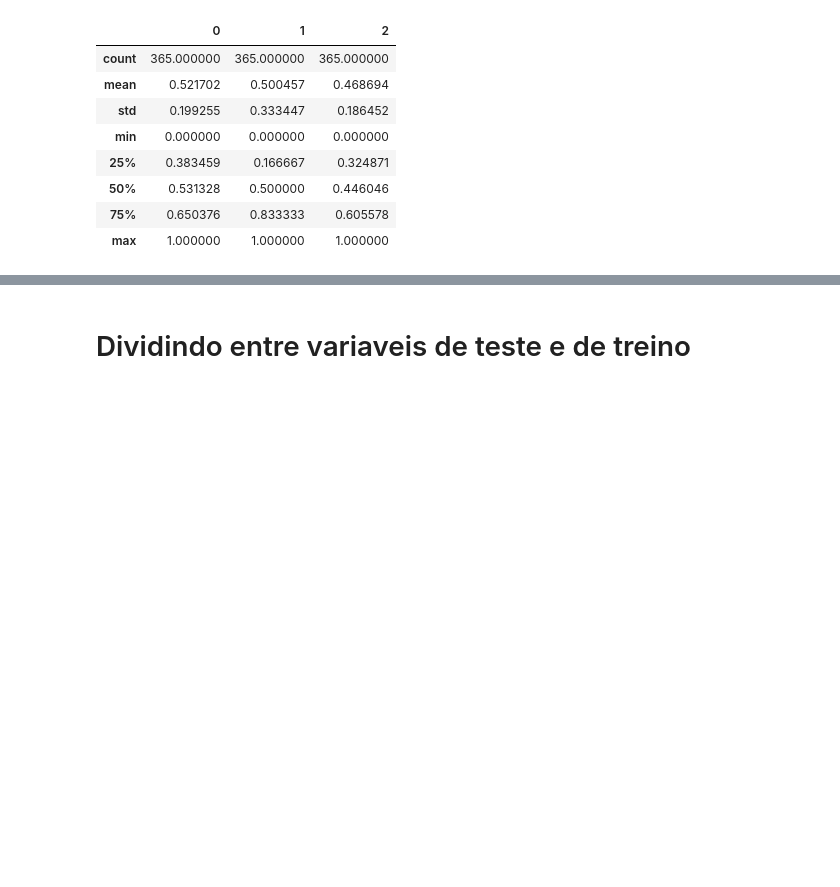
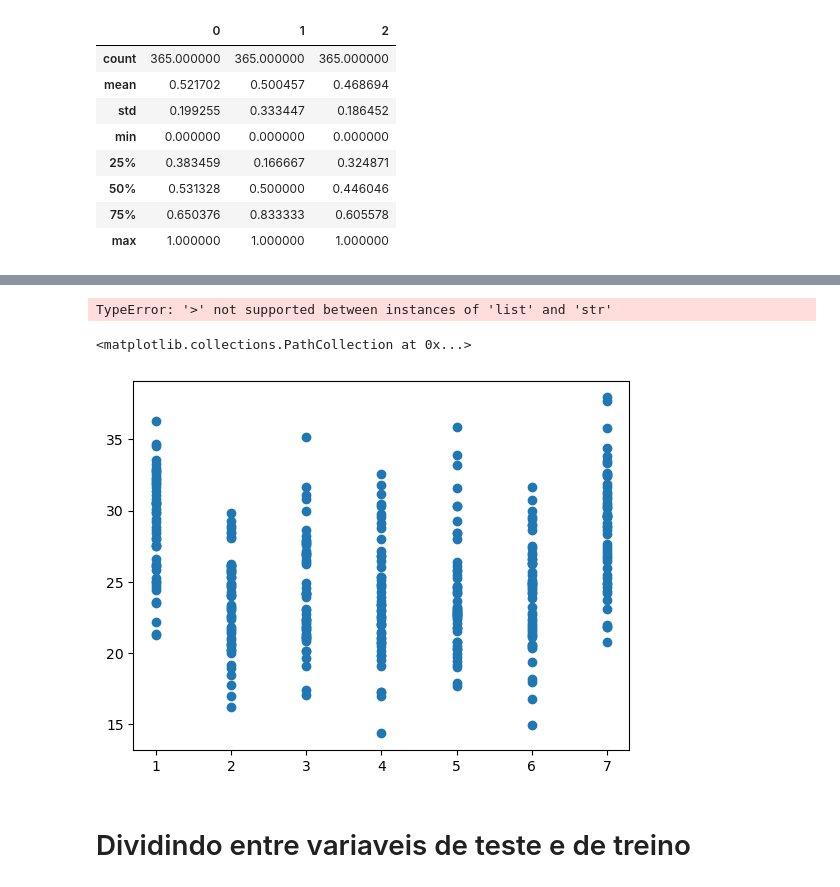
Before and after one commit to GuilhermeFusari/Primeira_Modelo_Preditivo, a Jupyter notebook: Primeiro modelo preditivo.ipynb, the cells around one changed output, grey strips where cells are left out. Drawn from its saved outputs; the diff is of its cells as text; code cells hidden in the pictures; blank space fills up the shorter version.

```diff
--- a/Primeiro modelo preditivo.ipynb
+++ b/Primeiro modelo preditivo.ipynb
@@ -121,3 +203,19 @@ df_final.describe()
+# %%
+x = data[['Temperatura Media (C)'] >'25']
+y = data['Consumo de cerveja (litros)']
+plt.title("Consumo de Cerveja baseado na temperatura")
+plt.xlabel("Consumo de cerveja (litros)")
+plt.ylabel("Temperatura Media (C)")
+plt.barh(x,y)
+# %% [output]
+TypeError: '>' not supported between instances of 'list' and 'str'
+# %%
+x = data['Final de Semana']
+y = data['Consumo de cerveja (litros)']
+plt.scatter(x,y)
+# %% [output]
+<matplotlib.collections.PathCollection at 0x...>
+[figure, added]
 # %% [markdown]
 # Dividindo entre variaveis de teste e de treino
 # %%
```
Also changed, not shown: parts of 7 cells of this notebook.
